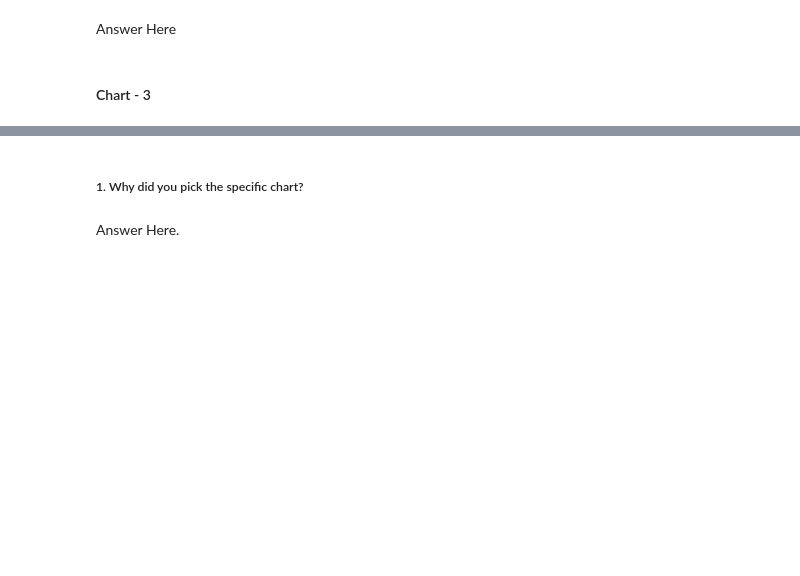
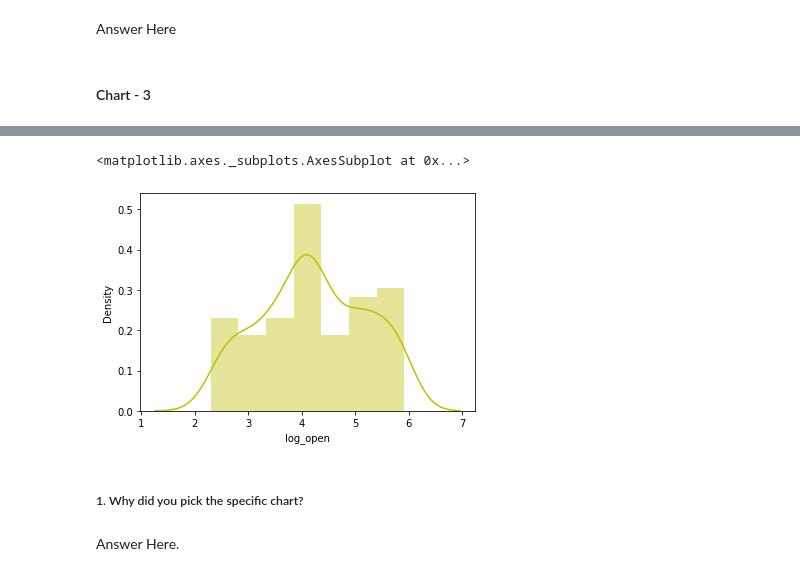
Before and after one commit to kumareshvj/Machine-learing---Regression, a Jupyter notebook: Yes_bank_stock_closing_price_prediction.ipynb, the cells around one changed output, grey strips where cells are left out. Cells and saved outputs as stored; diff of their text form; code cells hidden in the pictures; blank space fills up the shorter version.

```diff
--- a/Yes_bank_stock_closing_price_prediction.ipynb
+++ b/Yes_bank_stock_closing_price_prediction.ipynb
@@ -446,3 +449,9 @@ sns.distplot(df['Close'],color ='y')
+# %%
+df['log_open'] = np.log(df['Open'])
+sns.distplot(df['log_open'],color = 'y')
+# %% [output]
+<matplotlib.axes._subplots.AxesSubplot at 0x...>
+[figure, added]
 # %% [markdown]
 ##### 1. Why did you pick the specific chart?
 # %% [markdown]
```
Also changed, not shown: parts of 2 cells of this notebook.
